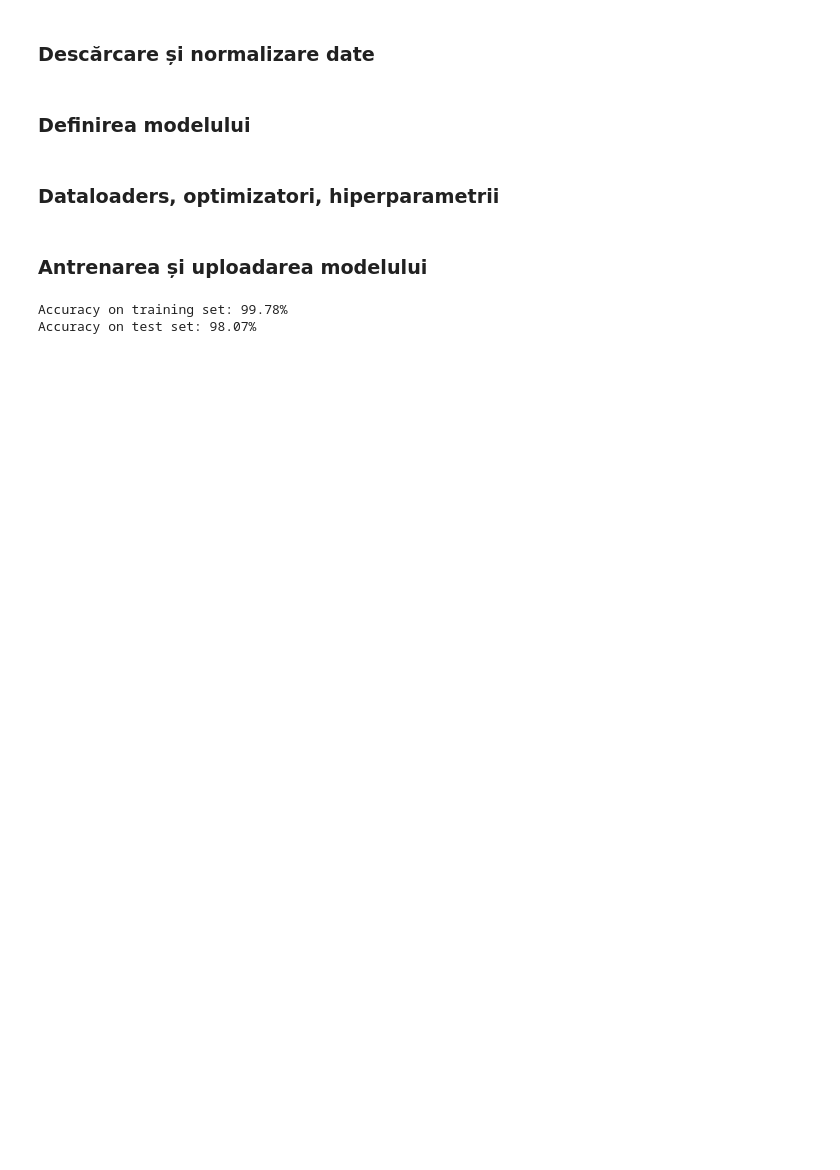
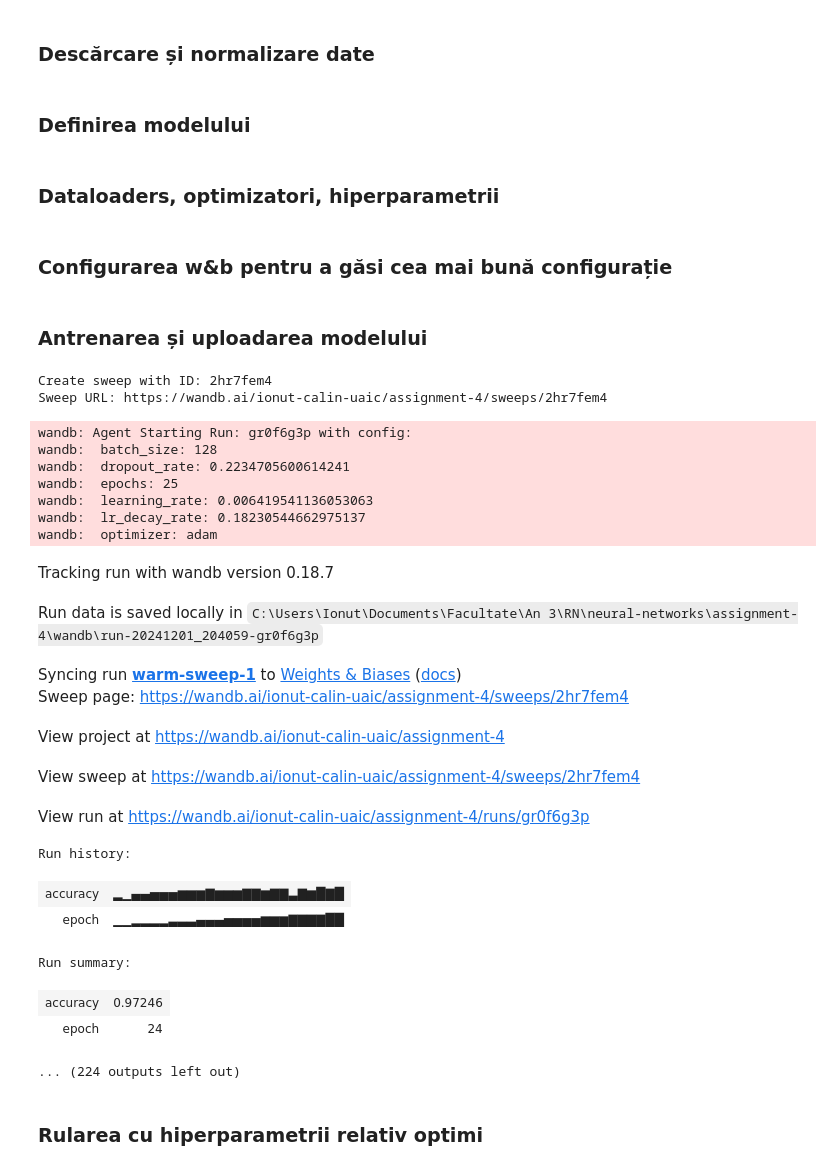
Before and after one commit to zkamper/neural-networks, a Jupyter notebook: assignment-4/kaggle.ipynb, the cells around one changed output. Drawn from its saved outputs; the diff is of its cells as text; code cells hidden in the pictures; blank space fills up the shorter version.

Commit message:
assignment 4 - fin

```diff
--- a/assignment-4/kaggle.ipynb
+++ b/assignment-4/kaggle.ipynb
@@ -28,6 +29,8 @@ test_set = torchvision.datasets.MNIST(
     download=True,
     transform=image_to_tensor
 )
+
+device = torch.device('cuda' if torch.cuda.is_available() else 'cpu')
 # %% [markdown]
 ### Definirea modelului
 # %%
@@ -93,3 +92,5 @@ def generate_submission(test_set, model: Module):
     data_frame = pd.DataFrame(submission_data)
     data_frame.to_csv('submission.csv', index=False)
     model.train()
+# %% [markdown]
+### Configurarea w&b pentru a găsi cea mai bună configurație
@@ -98,26 +162,41 @@ def generate_submission(test_set, model: Module):
+# %%
+def train(config=None):
+    with wandb.init(config=config):
+        config = wandb.config
+
+        model, optimizer, rate_reducer = gen_model(config.learning_rate, config.optimizer, config.dropout_rate, config.lr_decay_rate)
+        train_loader, test_loader = gen_loader(config.batch_size)
+
+        for epoch in range(config.epochs):
+            train_epoch(train_loader, model, optimizer)
+            accuracy = check_accuracy(test_loader, model)
+            wandb.log({'accuracy': accuracy, 'epoch': epoch})
 # %%
-submission_data = {
-    "ID": [],
-    "target": [],
-}
-
-for epoch in enumerate(tqdm(range(EPOCHS))):
-    model.train()
-    for _, (images, labels) in enumerate(train_loader):
-        images = images.to(device)
-        labels = labels.to(device)
-
-        scores = model(images)
-        loss = criterion(scores, labels)
-
-        optimizer.zero_grad()
-        loss.backward()
-
-        optimizer.step()
-
-print(f'Accuracy on training set: {check_accuracy(train_loader, model)*100:.2f}%')
-print(f'Accuracy on test set: {check_accuracy(test_loader, model)*100:.2f}%')
-generate_submission(test_set, model)
+sweep_id = wandb.sweep(sweep_config, project='assignment-4')
+wandb.agent(sweep_id, function=train, count=32)
 # %% [output]
-Accuracy on training set: 99.78%
-Accuracy on test set: 98.07%
+Create sweep with ID: 2hr7fem4
+Sweep URL: https://wandb.ai/ionut-calin-uaic/assignment-4/sweeps/2hr7fem4
+wandb: Agent Starting Run: gr0f6g3p with config:
+wandb:  batch_size: 128
+wandb:  dropout_rate: 0.2234705600614241
+wandb:  epochs: 25
+wandb:  learning_rate: 0.006419541136053063
+wandb:  lr_decay_rate: 0.18230544662975137
+wandb:  optimizer: adam
+Tracking run with wandb version 0.18.7
+Run data is saved locally in C:\Users\Ionut\Documents\Facultate\An 3\RN\neural-networks\assignment-4\wandb\run-20241201_204059-gr0f6g3p
+Syncing run warm-sweep-1 to Weights & Biases (docs)
+Sweep page: https://wandb.ai/ionut-calin-uaic/assignment-4/sweeps/2hr7fem4
+View project at https://wandb.ai/ionut-calin-uaic/assignment-4
+View sweep at https://wandb.ai/ionut-calin-uaic/assignment-4/sweeps/2hr7fem4
+View run at https://wandb.ai/ionut-calin-uaic/assignment-4/runs/gr0f6g3p
+Run history:
+| accuracy | ▂▁▄▄▅▅▅▆▆▆▇▆▆▆▇▇▆▇▇▃▇▆█▇█ |
+| epoch | ▁▁▂▂▂▂▃▃▃▄▄▄▅▅▅▅▆▆▆▇▇▇▇██ |
+Run summary:
+| accuracy | 0.97246 |
+| epoch | 24 |
+... (224 outputs left out)
+# %% [markdown]
+### Rularea cu hiperparametrii relativ optimi
```
Also changed, not shown: parts of 7 cells of this notebook, 2 other files.
